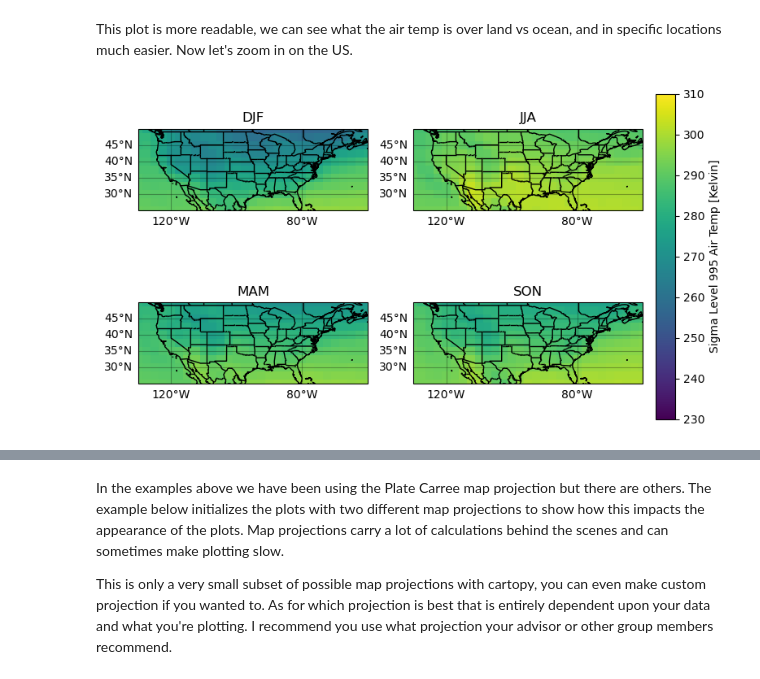
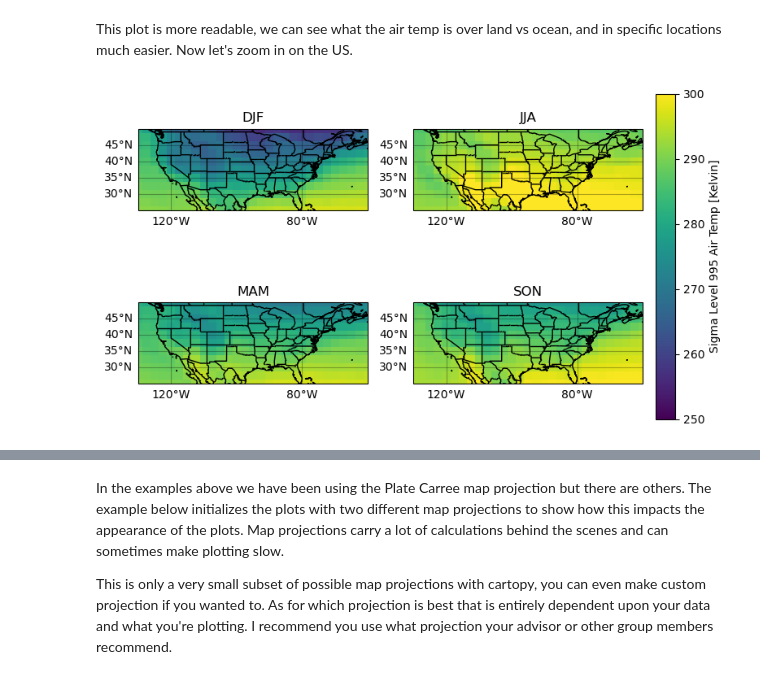
Before and after one commit to JustinRHudson/ATS_Prog_Tutorial, a Jupyter notebook: Workshop_2.ipynb, the cells around one changed output, grey strips where cells are left out. Saved outputs shown, nothing was run; the diff lists cells and outputs as text; code cells hidden in the pictures.

```diff
--- a/Workshop_2.ipynb
+++ b/Workshop_2.ipynb
@@ -714,8 +714,8 @@ This plot is more readable, we can see what the air temp is over land vs ocean,
 # This makes the base of our figure as a collection of sub-plots
 fig,ax = plt.subplots(nrows = 2, ncols = 2,figsize = (8,8),subplot_kw={'projection':ccrs.PlateCarree()}) # this makes a 2x2 plot that is 8 inches x 8 inches in size
 # These are various parameters for our plot that we want
-cmin = 230
-cmax = 310
+cmin = 250
+cmax = 300
 
 # These are the actual plots
 pc0 = ax[0,0].pcolormesh(season_mean.lon,season_mean.lat,season_mean.air[0,:,:],vmin = cmin,vmax = cmax)
@@ -732,34 +732,34 @@ plt.subplots_adjust(hspace = -0.5,wspace = 0.2,top = 0.9,bottom = 0.1)
 
 # This adds labels to our various plots, and sets the X/Y ticks
 for row in ax:
     for item in row:
         item.set_xlabel('Longitude [Degrees West]')
         item.set_ylabel('Latitude [Degrees North]')
         gl = item.gridlines(crs = ccrs.PlateCarree(),draw_labels = True,color = 'k',alpha = 0.3)
         gl.top_labels = False
         gl.right_labels = False
         gl.xlocator = mticker.FixedLocator([-160,-120,-80,-40])
         item.coastlines()
         # Adds country borders
         item.add_feature(cfeature.BORDERS)
         # Adds Country subdivisions (e.g. States/Provinces)
         item.add_feature(cfeature.NaturalEarthFeature(category='cultural',
     name='admin_1_states_provinces_lines', scale='10m', facecolor='none', edgecolor='k'))
         # These lines zoom us in onto the US
         item.set_xlim(-130,-60)
         item.set_ylim(25,50)
 
 
 # Sets the title for the plots
 ax[0,0].set_title('DJF')
 ax[0,1].set_title('JJA')
 ax[1,0].set_title('MAM')
 ax[1,1].set_title('SON')
 
 # Call plt.show() to suppress outputs from the final method call
 plt.show()
 # %% [output]
-[figure, old version]
+[figure, new version]
 # %%
 season_mean
 # %% [output]
```
Also changed, not shown: parts of 19 cells of this notebook, 1 other file.
